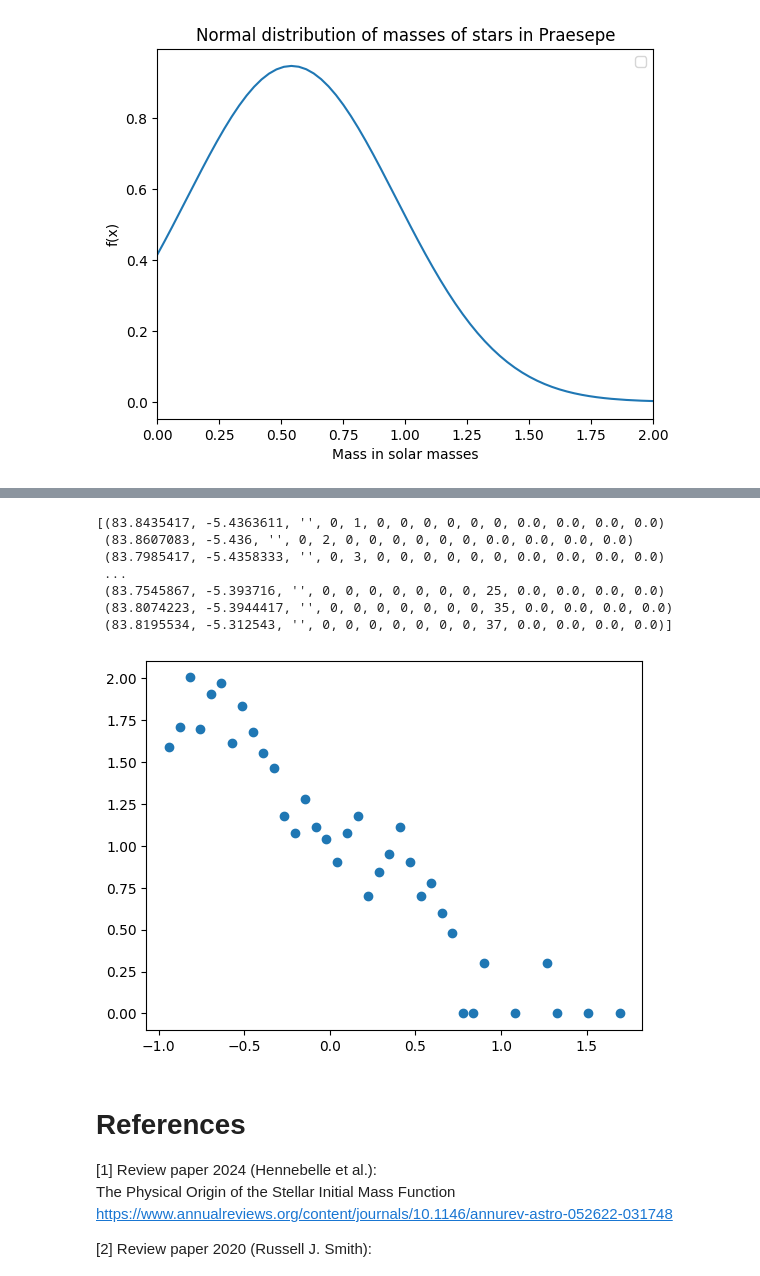
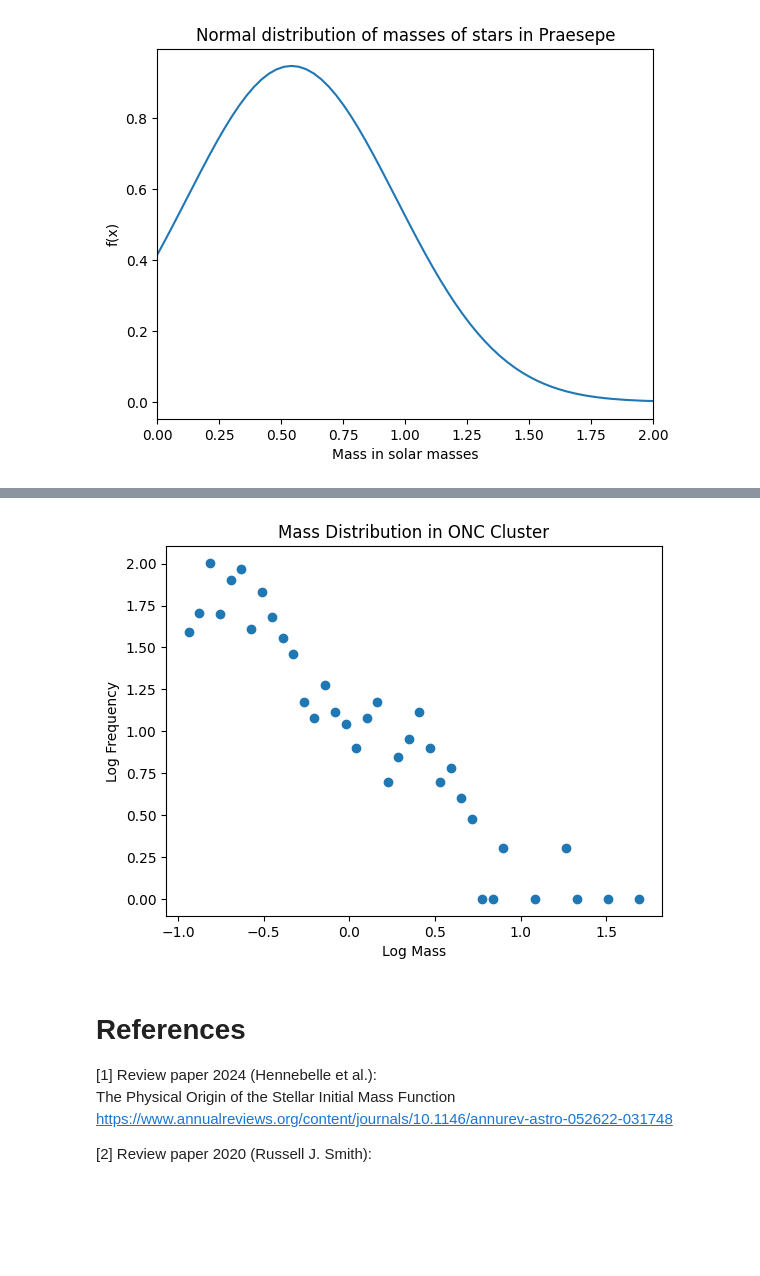
Before and after one commit to laxm7/sta_project, a Jupyter notebook: imf_chiara_felix_laxman.ipynb, the cells around one changed output, grey strips where cells are left out. Cells and saved outputs as stored; diff of their text form; code cells hidden in the pictures; blank space fills up the shorter version.

```diff
--- a/imf_chiara_felix_laxman.ipynb
+++ b/imf_chiara_felix_laxman.ipynb
@@ -252,27 +262,26 @@ plt.show()
 # %%
 import numpy as np
 from matplotlib import pyplot as plt
 from astropy.io import ascii, fits
 
 table = fits.getdata("./ONC/table3.dat.fits", readme="./ONC/ReadMe.txt")
-print(table)
+#print(table)
 m = table["MH97b"]
 m = m[m>0]
 
 x = np.logspace(-1, 2, 50)
 y, _ = np.histogram(m, x)
 
+#Fixes RuntimeWarning: divide by zero encountered in log10
+y = np.where(y == 0, np.nan, y)
+
 plt.plot(np.log10(x[1:]), np.log10(y), "o")
+plt.xlabel("Log Mass")
+plt.ylabel("Log Frequency")
+plt.title("Mass Distribution in ONC Cluster")
 plt.show()
 # %% [output]
-[(83.8435417, -5.4363611, '', 0, 1, 0, 0, 0, 0, 0, 0, 0.0, 0.0, 0.0, 0.0)
- (83.8607083, -5.436, '', 0, 2, 0, 0, 0, 0, 0, 0, 0.0, 0.0, 0.0, 0.0)
- (83.7985417, -5.4358333, '', 0, 3, 0, 0, 0, 0, 0, 0, 0.0, 0.0, 0.0, 0.0)
- ...
- (83.7545867, -5.393716, '', 0, 0, 0, 0, 0, 0, 0, 25, 0.0, 0.0, 0.0, 0.0)
- (83.8074223, -5.3944417, '', 0, 0, 0, 0, 0, 0, 0, 35, 0.0, 0.0, 0.0, 0.0)
- (83.8195534, -5.312543, '', 0, 0, 0, 0, 0, 0, 0, 37, 0.0, 0.0, 0.0, 0.0)]
-[figure, old version]
+[figure, new version]
 # %% [markdown]
 # References
 
```
Also changed, not shown: parts of 18 cells of this notebook.
